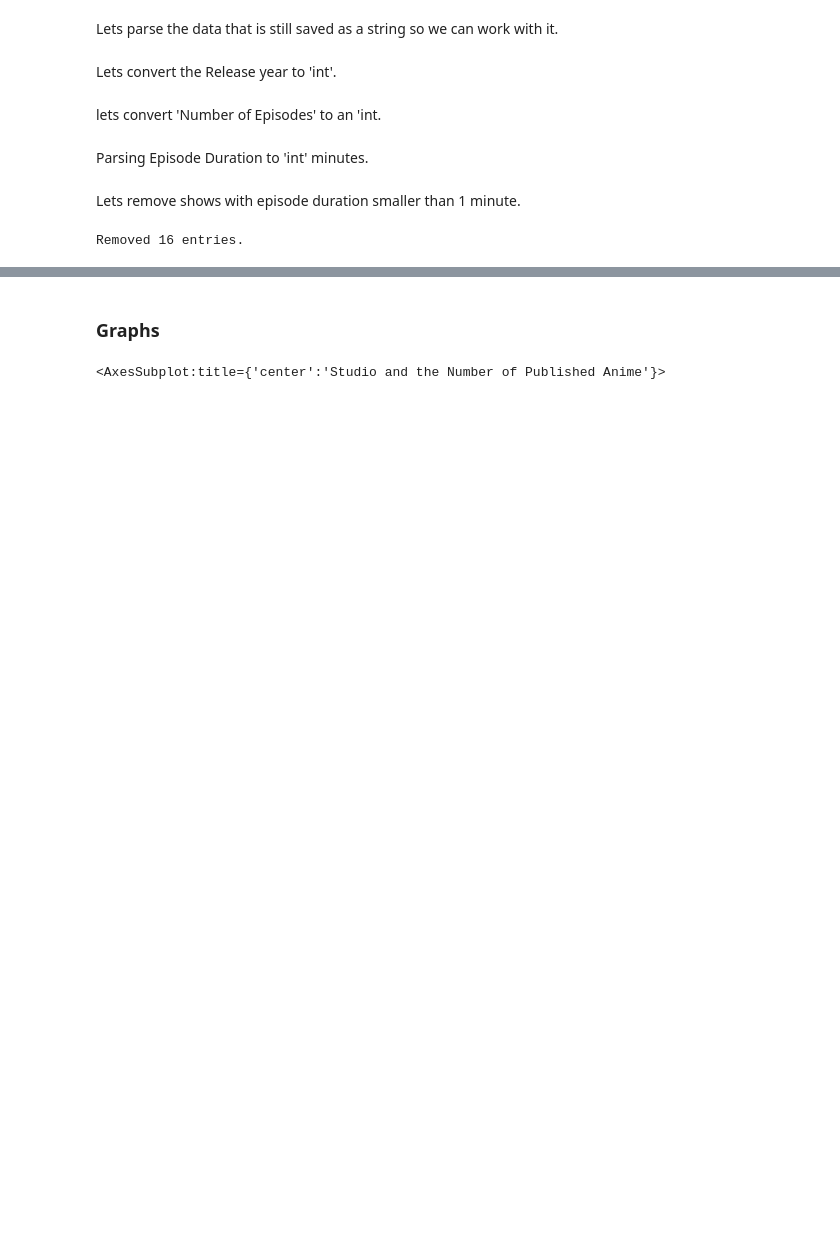
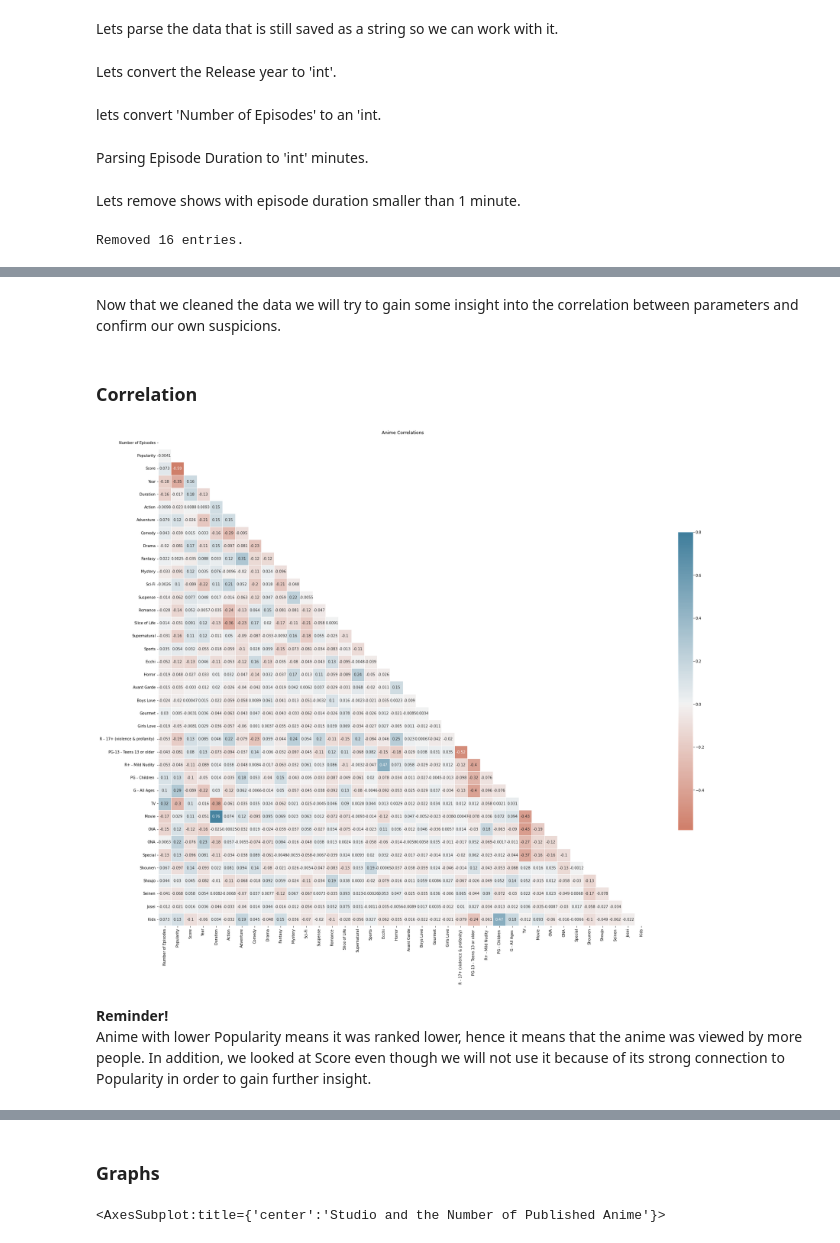
Before and after one commit to TamirIsCool/DataScIntro, a Jupyter notebook: Classification/WebScraping/prediction_groundwork_for_tommorow.ipynb, the cells around one changed output, grey strips where cells are left out. Cells and saved outputs as stored; diff of their text form; code cells hidden in the pictures; blank space fills up the shorter version.

```diff
--- a/Classification/WebScraping/prediction_groundwork_for_tommorow.ipynb
+++ b/Classification/WebScraping/prediction_groundwork_for_tommorow.ipynb
@@ -193,0 +232,34 @@ df
+# %% [markdown]
+Now that we cleaned the data we will try to gain some insight into the correlation between parameters and confirm our own suspicions.
+# %% [markdown]
+### Correlation ###
+# %%
+def CorrelationTable(data, title):
+    # Compute the correlation matrix:
+    pandas_correlation = data.corr()
+
+    # Generating a mask for the upper triangle for a cleaner table:
+    mask = np.triu(np.ones_like(pandas_correlation, dtype=bool))
+
+    # Set up the matplotlib figure:
+    f, ax = plt.subplots(figsize=(30, 30))
+
+    # Generate a custom diverging colormap:
+    cmap = sns.diverging_palette(20, 230, as_cmap=True)
+
+    # Draw the heatmap with the mask and correct aspect ratio:
+    sns.heatmap(pandas_correlation, mask=mask, cmap=cmap, vmax=.8, center=0, square=True, linewidths=.5, cbar_kws={"shrink": .5}, annot=True)
+
+    # Title:
+    plt.title(title)
+
+    plt.show()
+# %%
+corr_df = df.drop(['Title', 'Episode Duration', 'Genres', 'Themes', 'Studios', 'Source Type', 'Type', 'Rating', 'Demographic', 'MAL Id', 'Unnamed: 0'], axis=1)
+CorrelationTable(corr_df, 'Anime Correlations')
+# %% [output]
+[figure, added]
+# %% [markdown]
+<b> Reminder! </b> <br>
+Anime with lower Popularity means it was ranked lower, hence it means that the anime was viewed by more people.
+In addition, we looked at Score even though we will not use it because of its strong connection to Popularity in order to gain further insight.
```
Also changed, not shown: parts of 43 cells of this notebook.
